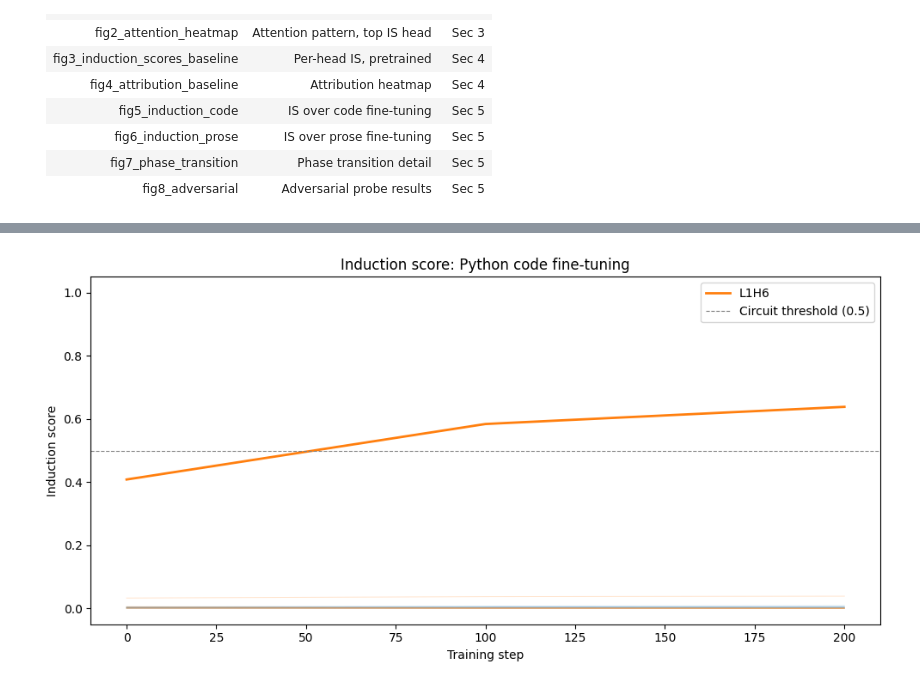
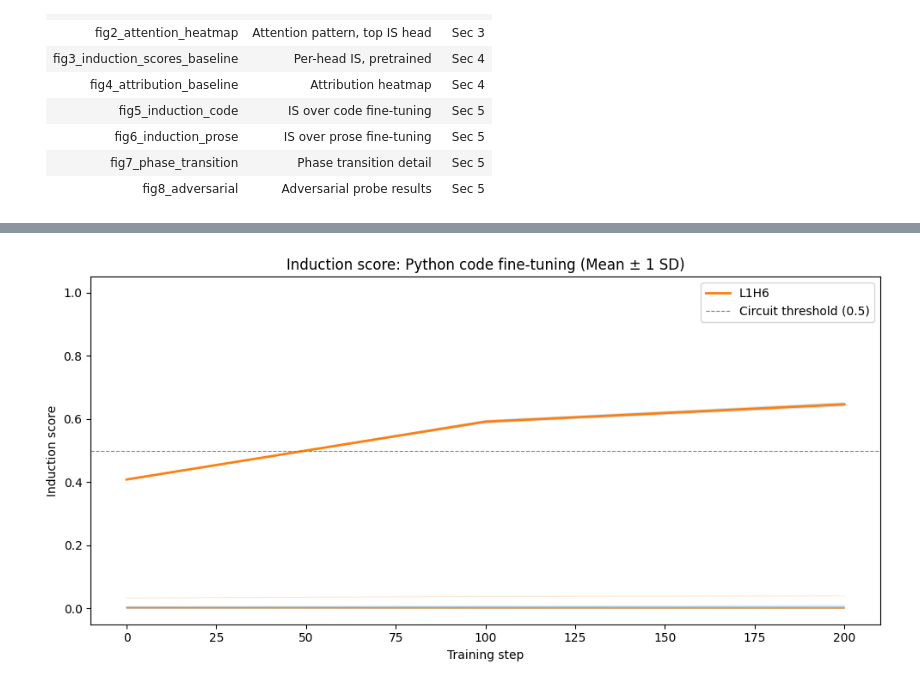
Before and after one commit to Mattral/Mechanistic-Interpretability-Study-Induction-Circuit-Stability-Under-Fine-Tuning, a Jupyter notebook: notebooks/01_to_05_all_in_one.ipynb, the cells around one changed output, grey strips where cells are left out. Saved outputs shown, nothing was run; the diff lists cells and outputs as text; code cells hidden in the pictures.

```diff
--- a/notebooks/01_to_05_all_in_one.ipynb
+++ b/notebooks/01_to_05_all_in_one.ipynb
@@ -705,3 +678,13 @@ files.download(file_path)
 # %% [output]
 [interactive output not drawn]
 [interactive output not drawn]
+# %%
+for seed in [123, 7]:
+    for condition in ['code', 'prose']:
+        print(f"\n=== Sweeping {condition}, seed={seed} ===")
+        sweep_checkpoints(
+            checkpoint_dir=Path(f'../checkpoints/{condition}_seed{seed}'),
+            model_config=model_config, eval_config=eval_config,
+            output_path=results_dir / f'sweep_{condition}_seed{seed}.npz',
+            device=device
+        )
@@ -974,8 +1066,24 @@ plt.show(); plt.close(fig4)
 [figure]
 # %%
-# Fig 5: IS over code fine-tuning
-fig5 = plot_induction_score_over_training(sweep_code['steps'], sweep_code['induction_scores'],
-    n_layers, n_heads, title='Induction score: Python code fine-tuning',
-    highlight_heads=circuit_heads, save_path=figures_dir/'fig5_induction_code')
+# Fig 5: IS over code fine-tuning (Averaged with SD)
+fig5 = plot_induction_score_over_training(
+    stats_code['steps'],
+    stats_code['mean'],
+    n_layers, n_heads,
+    title='Induction score: Python code fine-tuning (Mean ± 1 SD)',
+    highlight_heads=circuit_heads,
+    save_path=figures_dir/'fig5_induction_code'
+)
+
+# Manually add the standard deviation shading since the library function doesn't support it
+ax = fig5.gca()
+steps = stats_code['steps']
+for l in range(n_layers):
+    for h in range(n_heads):
+        if (l, h) in circuit_heads:
+            mean = stats_code['mean'][:, l, h]
+            std = stats_code['std'][:, l, h]
+            ax.fill_between(steps, mean - std, mean + std, alpha=0.2)
+
 plt.show(); plt.close(fig5)
 # %% [output]
@@ -983,2 +1091,2 @@ plt.show(); plt.close(fig5)
-[figure, old version]
+[figure, new version]
 # %%
```
Also changed, not shown: parts of 20 cells of this notebook, 13 other files.
